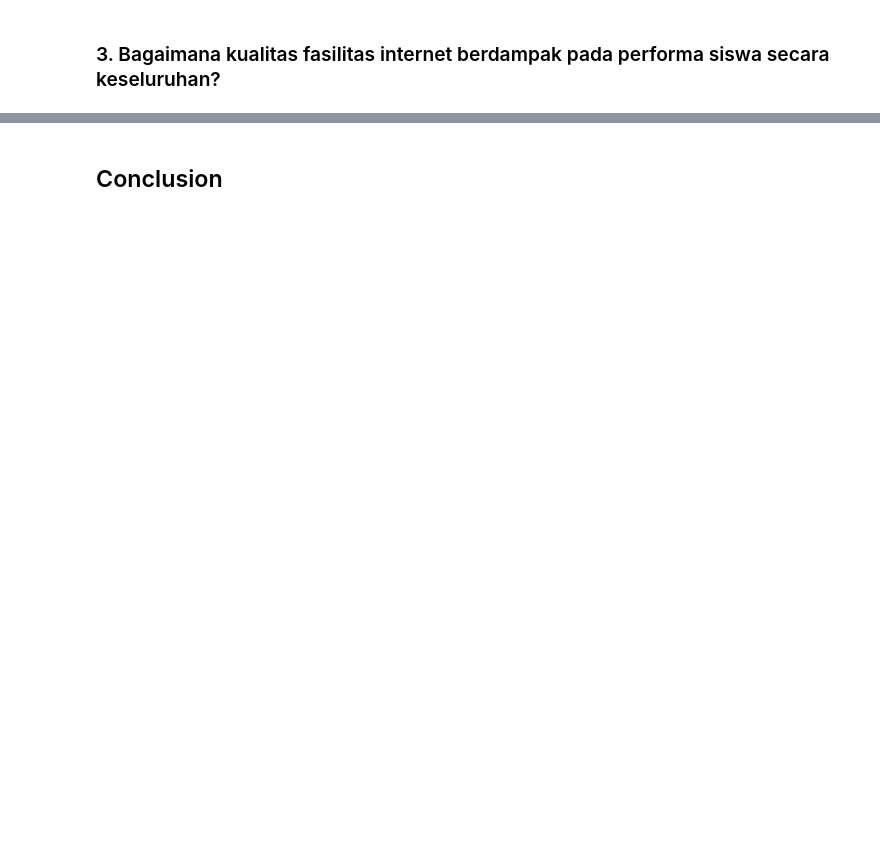
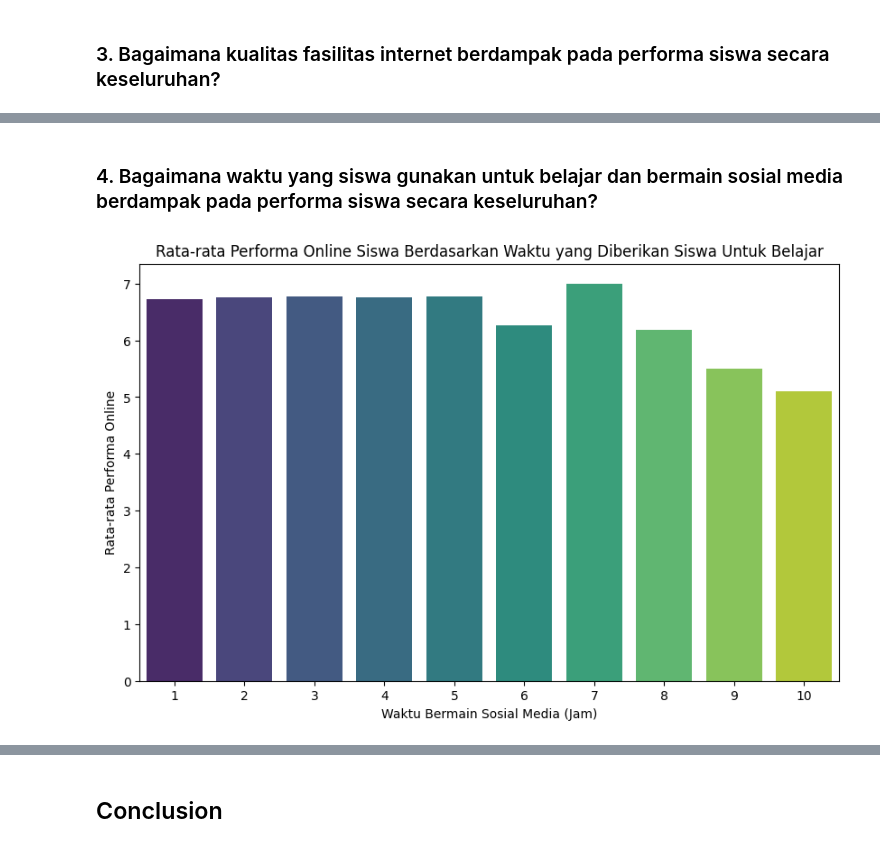
Before and after one commit to rizkiwijanarko/Student_Adaptability_on_E-Learning_Data_Analysis, a Jupyter notebook: E-Learning Data Analysis.ipynb, the cells around one changed output, grey strips where cells are left out. Saved outputs shown, nothing was run; the diff lists cells and outputs as text; code cells hidden in the pictures; blank space fills up the shorter version.

```diff
--- a/E-Learning Data Analysis.ipynb
+++ b/E-Learning Data Analysis.ipynb
@@ -293,0 +297,12 @@ internet_facility_data
+# %%
+# Mengelompokkan data berdasarkan waktu yang diberikan untuk bermain sosmed
+social_media_data = (df.groupby('Time spent on social media (Hours)')
+                          .agg({'Performance in online': 'mean'})
+                          .reset_index()
+                          .rename(columns={
+
+    'Time spent on social media (Hours)': 'Waktu Bermain Media Sosial (Jam)',
+    'Performance in online': 'Rata-rata Performa Online'
+}))
+
+social_media_data
@@ -393,0 +442,12 @@ plt.show()
+# %% [markdown]
+### 4. Bagaimana waktu yang siswa gunakan untuk belajar dan bermain sosial media berdampak pada performa siswa secara keseluruhan?
+# %%
+# Visualisasi
+plt.figure(figsize=(10, 6))
+sns.barplot(x='Waktu Bermain Media Sosial (Jam)', y='Rata-rata Performa Online', data=social_media_data, palette='viridis')
+plt.title("Rata-rata Performa Online Siswa Berdasarkan Waktu yang Diberikan Siswa Untuk Belajar")
+plt.xlabel("Waktu Bermain Sosial Media (Jam)")
+plt.ylabel("Rata-rata Performa Online")
+plt.show()
+# %% [output]
+[figure, added]
```
Also changed, not shown: parts of 15 cells of this notebook.
